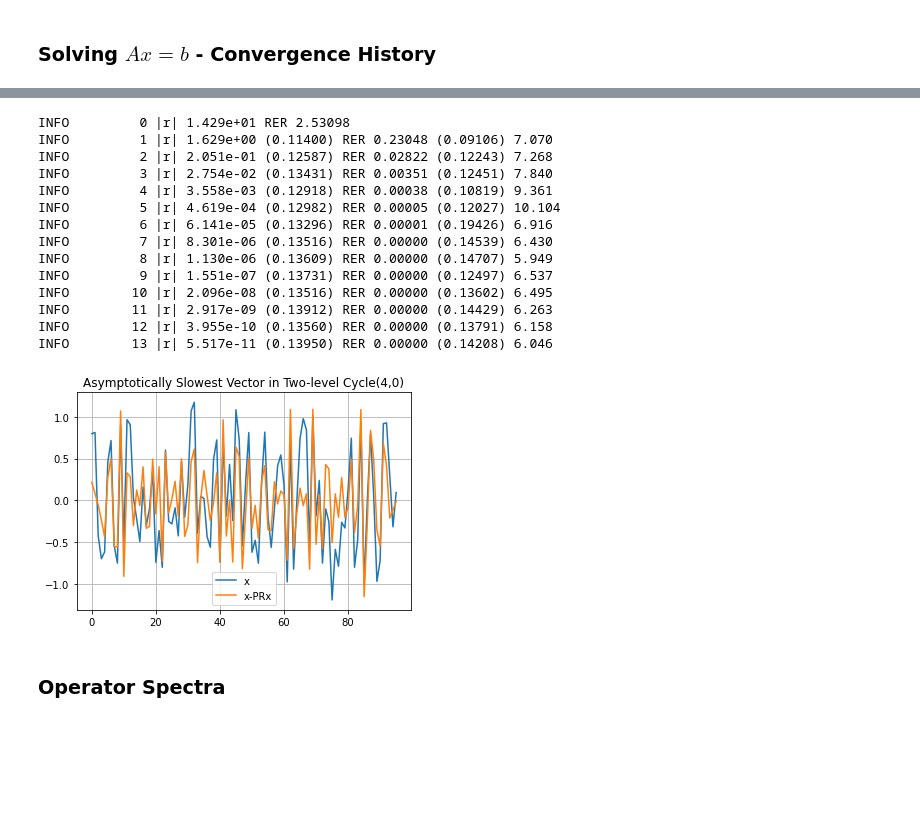
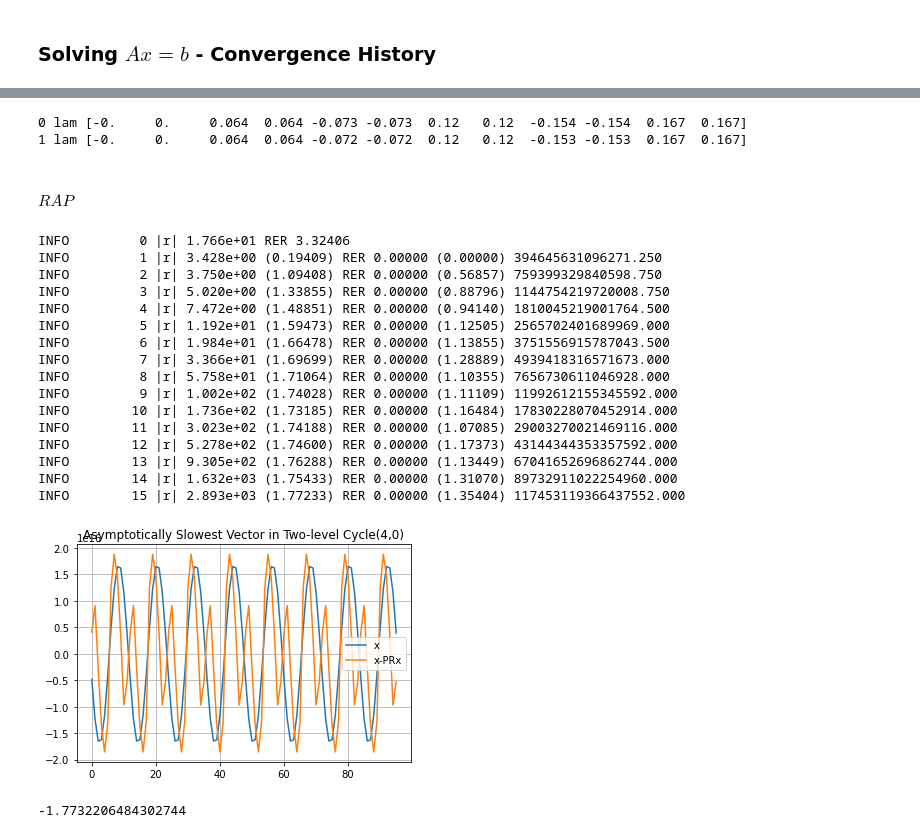
Before and after one commit to 436ahsan/Helmholtz, a Jupyter notebook: notebooks/multilevel_repetitive_local.ipynb, the cells around one changed output, grey strips where cells are left out. Saved outputs shown, nothing was run; the diff lists cells and outputs as text; code cells hidden in the pictures; blank space fills up the shorter version.

Commit message:
Fixed all unit tests except bootstrap auto tests. WIP on P^T*A*Q operator idea.

```diff
--- a/notebooks/multilevel_repetitive_local.ipynb
+++ b/notebooks/multilevel_repetitive_local.ipynb
@@ -13,7 +13,7 @@ np.random.seed(1)
 # Domain size.
 n = 96
 # Scaled wave number. Fit so lam_min = 0 (integer # periods in domain).
-discretization = "3-point"
+discretization = "5-point"
 kh = helmholtz.analysis.ideal.find_singular_kh(discretization, n)[0]
 
 repetitive = True
@@ -291,35 +324,68 @@ $R A P$ is nearly symmetric, and is sparser than $P^T A P$, while giving almost
+# %%
+# Calculate eigenpairs at all levels.
+vl = []
+laml = []
+for l, level in enumerate(multilevel):
+    a = level.a
+    lam, v = eig(a.todense())
+    lam = np.real(lam)
+    ind = np.argsort(np.abs(lam))
+    lam = lam[ind]
+    v = v[:, ind]
+    vl.append(v)
+    laml.append(lam)
+    print(l, "lam", lam[:12])
+
+# Interpolate eigenvectors at all levels to the finest level.
+num_levels = len(multilevel)
+vl_finest = []
+for l in range(num_levels):
+    v = vl[l]
+    for k in range(l, 0, -1):
+        v = multilevel[k].p.dot(v)
+    vl_finest.append(v)
+# %% [output]
+0 lam [-0.     0.     0.064  0.064 -0.073 -0.073  0.12   0.12  -0.154 -0.154  0.167  0.167]
+1 lam [-0.     0.     0.064  0.064 -0.072 -0.072  0.12   0.12  -0.153 -0.153  0.167  0.167]
+# %% [markdown]
+#### $R A P$
 # %%
 nu = 4
 p = p_caliber[-1]
-multilevel = hm.repetitive.locality.create_two_level_hierarchy(kh, discretization, n, R, p, aggregate_size)
+multilevel = hm.repetitive.locality.create_two_level_hierarchy(
+    kh, discretization, n, R, p, aggregate_size, use_r_as_restriction=True)
 y, _ = hm.repetitive.locality.two_level_conv_factor(multilevel, nu, print_frequency=1,
                                                    debug=False)
 
 # Asymptotic vector.
 plt.title("Asymptotically Slowest Vector in Two-level Cycle({},0)".format(nu))
 e = y - multilevel[1].p.dot(multilevel[1].r.dot(y))
 plt.plot(y, label="x");
 plt.plot(e, label="x-PRx");
 plt.grid(True);
 plt.legend();
 # %% [output]
-INFO         0 |r| 1.429e+01 RER 2.53098
-INFO         1 |r| 1.629e+00 (0.11400) RER 0.23048 (0.09106) 7.070
-INFO         2 |r| 2.051e-01 (0.12587) RER 0.02822 (0.12243) 7.268
-INFO         3 |r| 2.754e-02 (0.13431) RER 0.00351 (0.12451) 7.840
-INFO         4 |r| 3.558e-03 (0.12918) RER 0.00038 (0.10819) 9.361
-INFO         5 |r| 4.619e-04 (0.12982) RER 0.00005 (0.12027) 10.104
-INFO         6 |r| 6.141e-05 (0.13296) RER 0.00001 (0.19426) 6.916
-INFO         7 |r| 8.301e-06 (0.13516) RER 0.00000 (0.14539) 6.430
-INFO         8 |r| 1.130e-06 (0.13609) RER 0.00000 (0.14707) 5.949
-INFO         9 |r| 1.551e-07 (0.13731) RER 0.00000 (0.12497) 6.537
-INFO        10 |r| 2.096e-08 (0.13516) RER 0.00000 (0.13602) 6.495
-INFO        11 |r| 2.917e-09 (0.13912) RER 0.00000 (0.14429) 6.263
-INFO        12 |r| 3.955e-10 (0.13560) RER 0.00000 (0.13791) 6.158
-INFO        13 |r| 5.517e-11 (0.13950) RER 0.00000 (0.14208) 6.046
+INFO         0 |r| 1.766e+01 RER 3.32406
+INFO         1 |r| 3.428e+00 (0.19409) RER 0.00000 (0.00000) 394645631096271.250
+INFO         2 |r| 3.750e+00 (1.09408) RER 0.00000 (0.56857) 759399329840598.750
+INFO         3 |r| 5.020e+00 (1.33855) RER 0.00000 (0.88796) 1144754219720008.750
+INFO         4 |r| 7.472e+00 (1.48851) RER 0.00000 (0.94140) 1810045219001764.500
+INFO         5 |r| 1.192e+01 (1.59473) RER 0.00000 (1.12505) 2565702401689969.000
+INFO         6 |r| 1.984e+01 (1.66478) RER 0.00000 (1.13855) 3751556915787043.500
+INFO         7 |r| 3.366e+01 (1.69699) RER 0.00000 (1.28889) 4939418316571673.000
+INFO         8 |r| 5.758e+01 (1.71064) RER 0.00000 (1.10355) 7656730611046928.000
+INFO         9 |r| 1.002e+02 (1.74028) RER 0.00000 (1.11109) 11992612155345592.000
+INFO        10 |r| 1.736e+02 (1.73185) RER 0.00000 (1.16484) 17830228070452914.000
+INFO        11 |r| 3.023e+02 (1.74188) RER 0.00000 (1.07085) 29003270021469116.000
+INFO        12 |r| 5.278e+02 (1.74600) RER 0.00000 (1.17373) 43144344353357592.000
+INFO        13 |r| 9.305e+02 (1.76288) RER 0.00000 (1.13449) 67041652696862744.000
+INFO        14 |r| 1.632e+03 (1.75433) RER 0.00000 (1.31070) 89732911022254960.000
+INFO        15 |r| 2.893e+03 (1.77233) RER 0.00000 (1.35404) 117453119366437552.000
-[figure, old version]
+[figure, new version]
-# %% [markdown]
-### Operator Spectra
+# %%
+y.T.dot(multilevel[0].a.dot(y)) / (y.T.dot(y))
+# %% [output]
+-1.7732206484302744
 # %%
 # Calculate eigenpairs at all levels.
 vl = []
```
Also changed, not shown: parts of 12 cells of this notebook, 9 other files.
